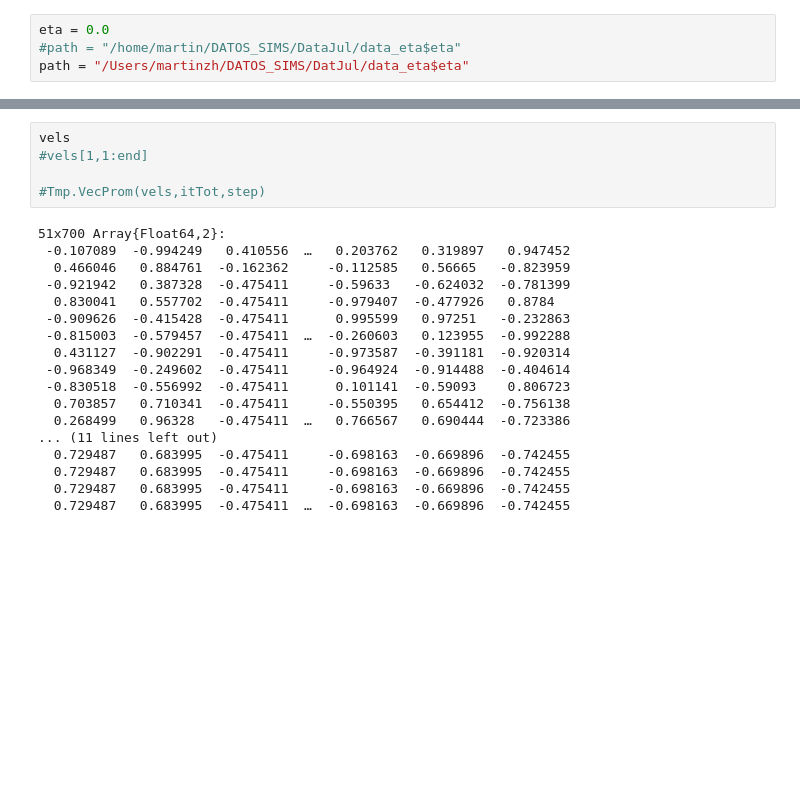
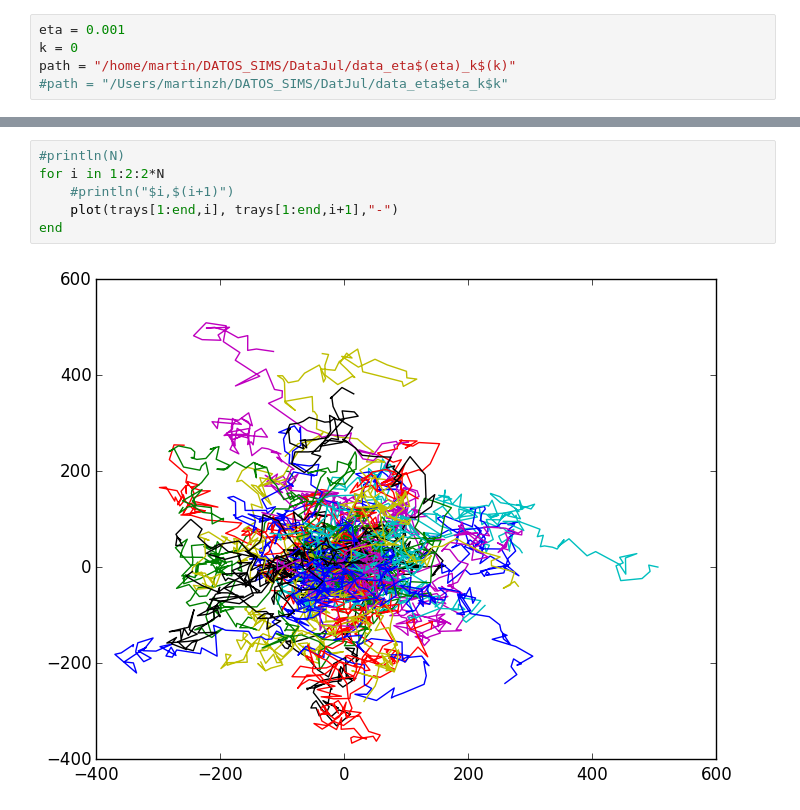
Before and after one commit to martinzh/CollectiveDynamics.jl, a Jupyter notebook: src/StatsJulia/DataGraph.ipynb, the cells around one changed output, grey strips where cells are left out. Saved outputs shown, nothing was run; the diff lists cells and outputs as text; blank space fills up the shorter version.

```diff
--- a/src/StatsJulia/DataGraph.ipynb
+++ b/src/StatsJulia/DataGraph.ipynb
@@ -3,7 +4,8 @@ include("StatsLib.jl")
 # %% [output]
 Warning: replacing module Tmp
 # %%
-eta = 0.0
-#path = "/home/martin/DATOS_SIMS/DataJul/data_eta$eta"
-path = "/Users/martinzh/DATOS_SIMS/DatJul/data_eta$eta"
+eta = 0.001
+k = 0
+path = "/home/martin/DATOS_SIMS/DataJul/data_eta$(eta)_k$(k)"
+#path = "/Users/martinzh/DATOS_SIMS/DatJul/data_eta$eta_k$k"
 # %% [output]
@@ -38,23 +52,8 @@ itTot = int(tf/step)
-# %%
-vels
-#vels[1,1:end]
-
-#Tmp.VecProm(vels,itTot,step)
-# %% [output]
-51x700 Array{Float64,2}:
- -0.107089  -0.994249   0.410556  …   0.203762   0.319897   0.947452
-  0.466046   0.884761  -0.162362     -0.112585   0.56665   -0.823959
- -0.921942   0.387328  -0.475411     -0.59633   -0.624032  -0.781399
-  0.830041   0.557702  -0.475411     -0.979407  -0.477926   0.8784
- -0.909626  -0.415428  -0.475411      0.995599   0.97251   -0.232863
- -0.815003  -0.579457  -0.475411  …  -0.260603   0.123955  -0.992288
-  0.431127  -0.902291  -0.475411     -0.973587  -0.391181  -0.920314
- -0.968349  -0.249602  -0.475411     -0.964924  -0.914488  -0.404614
- -0.830518  -0.556992  -0.475411      0.101141  -0.59093    0.806723
-  0.703857   0.710341  -0.475411     -0.550395   0.654412  -0.756138
-  0.268499   0.96328   -0.475411  …   0.766567   0.690444  -0.723386
-... (11 lines left out)
-  0.729487   0.683995  -0.475411     -0.698163  -0.669896  -0.742455
-  0.729487   0.683995  -0.475411     -0.698163  -0.669896  -0.742455
-  0.729487   0.683995  -0.475411     -0.698163  -0.669896  -0.742455
-  0.729487   0.683995  -0.475411  …  -0.698163  -0.669896  -0.742455
+# %%
+#println(N)
+for i in 1:2:2*N
+    #println("$i,$(i+1)")
+    plot(trays[1:end,i], trays[1:end,i+1],"-")
+end
+# %% [output]
+[figure, added]
```
Also changed, not shown: parts of 6 cells of this notebook, 5 other files.
